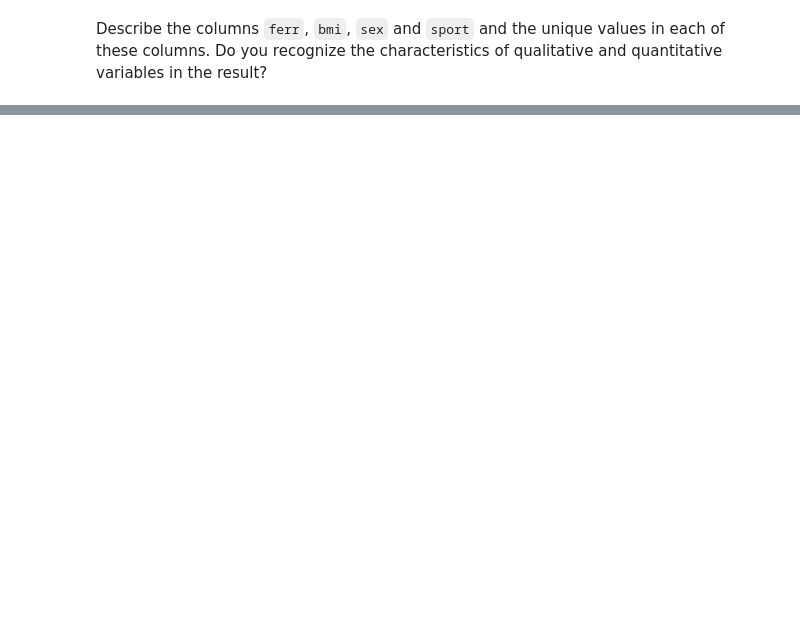
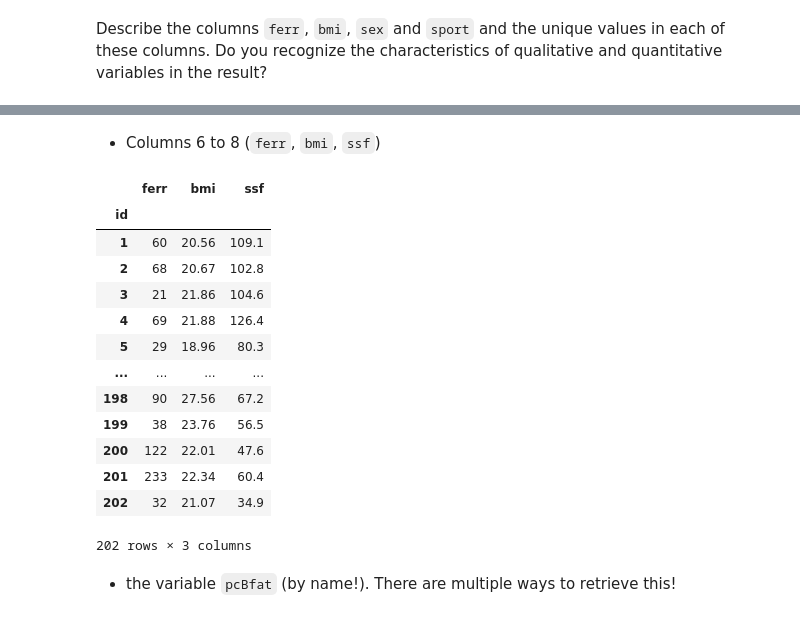
Before and after one commit to HoGentTIN/dsai-labs, a Jupyter notebook: 1-samples/lab-1.01-ais.ipynb, the cells around one changed output, grey strips where cells are left out. Cells and saved outputs as stored; diff of their text form; code cells hidden in the pictures; blank space fills up the shorter version.

```diff
--- a/1-samples/lab-1.01-ais.ipynb
+++ b/1-samples/lab-1.01-ais.ipynb
@@ -21,0 +166,23 @@ Describe the columns `ferr`, `bmi`, `sex` and `sport` and the unique values in e
+# %% [markdown]
+- Columns 6 to 8 (`ferr`, `bmi`, `ssf`)
+# %%
+ais.iloc[:, 4:7]
+#zelfde maar leesbaarder ( array van categorieen)
+ais[['ferr', 'bmi', "ssf"]]
+# %% [output]
+|  | ferr | bmi | ssf |
+| id |  |  |  |
+| 1 | 60 | 20.56 | 109.1 |
+| 2 | 68 | 20.67 | 102.8 |
+| 3 | 21 | 21.86 | 104.6 |
+| 4 | 69 | 21.88 | 126.4 |
+| 5 | 29 | 18.96 | 80.3 |
+| ... | ... | ... | ... |
+| 198 | 90 | 27.56 | 67.2 |
+| 199 | 38 | 23.76 | 56.5 |
+| 200 | 122 | 22.01 | 47.6 |
+| 201 | 233 | 22.34 | 60.4 |
+| 202 | 32 | 21.07 | 34.9 |
+202 rows × 3 columns
+# %% [markdown]
+- the variable `pcBfat` (by name!). There are multiple ways to retrieve this!
```
Also changed, not shown: parts of 24 cells of this notebook, 2 other files.
